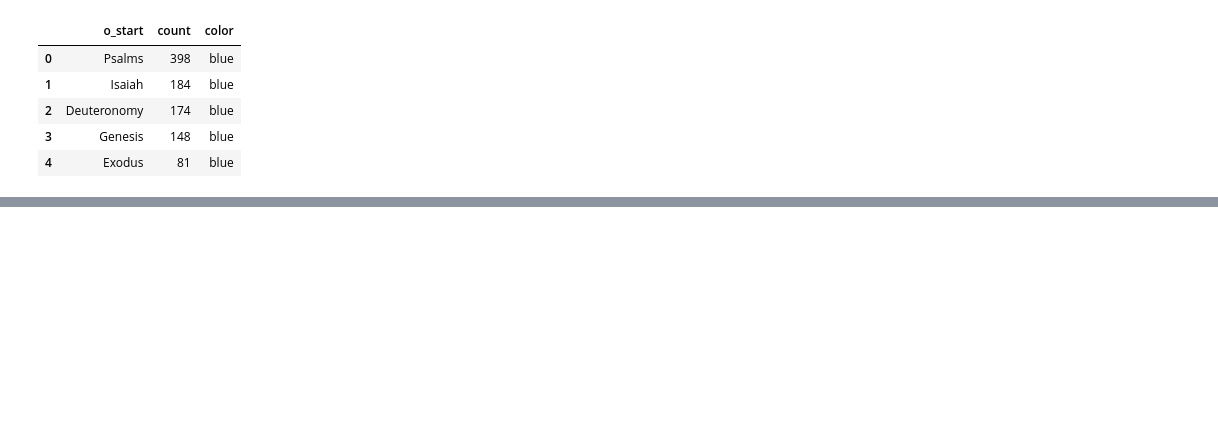
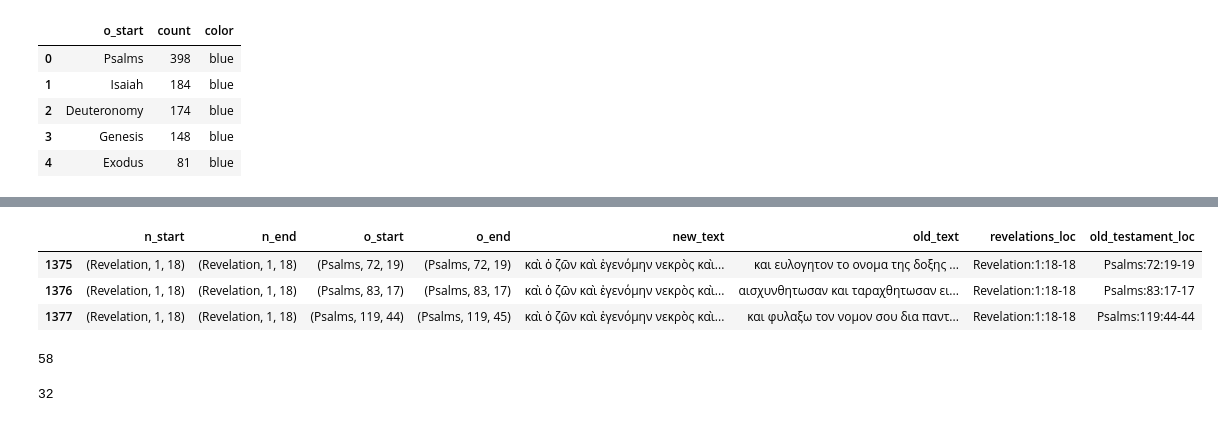
Before and after one commit to Tussky/Old-Testament-References, a Jupyter notebook: Isaac-Analysis.ipynb, the cells around one changed output, grey strips where cells are left out. Saved outputs shown, nothing was run; the diff lists cells and outputs as text; code cells hidden in the pictures; blank space fills up the shorter version.

```diff
--- a/Isaac-Analysis.ipynb
+++ b/Isaac-Analysis.ipynb
@@ -253,0 +256,25 @@ fig.show()
+# %%
+revelations_references['revelations_loc'] = revelations_references.apply(
+    lambda row : (":".join(map(str, row['n_start'])) + "-" + str(row['n_end'][-1])),
+    axis = 1,
+)
+revelations_references['old_testament_loc'] = revelations_references.apply(
+    lambda row : (":".join(map(str, row['o_start'])) + "-" + str(row['o_start'][-1])),
+    axis = 1,
+)
+
+revelations_references.head(3)
+# %% [output]
+|  | n_start | n_end | o_start | o_end | new_text | old_text | revelations_loc | old_testament_loc |
+| 1375 | (Revelation, 1, 18) | (Revelation, 1, 18) | (Psalms, 72, 19) | (Psalms, 72, 19) | καὶ ὁ ζῶν καὶ ἐγενόμην νεκρὸς καὶ... | και ευλογητον το ονομα της δοξης ... | Revelation:1:18-18 | Psalms:72:19-19 |
+| 1376 | (Revelation, 1, 18) | (Revelation, 1, 18) | (Psalms, 83, 17) | (Psalms, 83, 17) | καὶ ὁ ζῶν καὶ ἐγενόμην νεκρὸς καὶ... | αισχυνθητωσαν και ταραχθητωσαν ει... | Revelation:1:18-18 | Psalms:83:17-17 |
+| 1377 | (Revelation, 1, 18) | (Revelation, 1, 18) | (Psalms, 119, 44) | (Psalms, 119, 45) | καὶ ὁ ζῶν καὶ ἐγενόμην νεκρὸς καὶ... | και φυλαξω τον νομον σου δια παντ... | Revelation:1:18-18 | Psalms:119:44-44 |
+# %%
+len(list(set(revelations_references['old_testament_loc'])))
+# %% [output]
+58
+# %%
+old_testament_books = revelations_references['o_start'].str[0].value_counts()
+old_testament_books['Psalms']
+# %% [output]
+32
```
Also changed, not shown: parts of 15 cells of this notebook, 1 other file.
